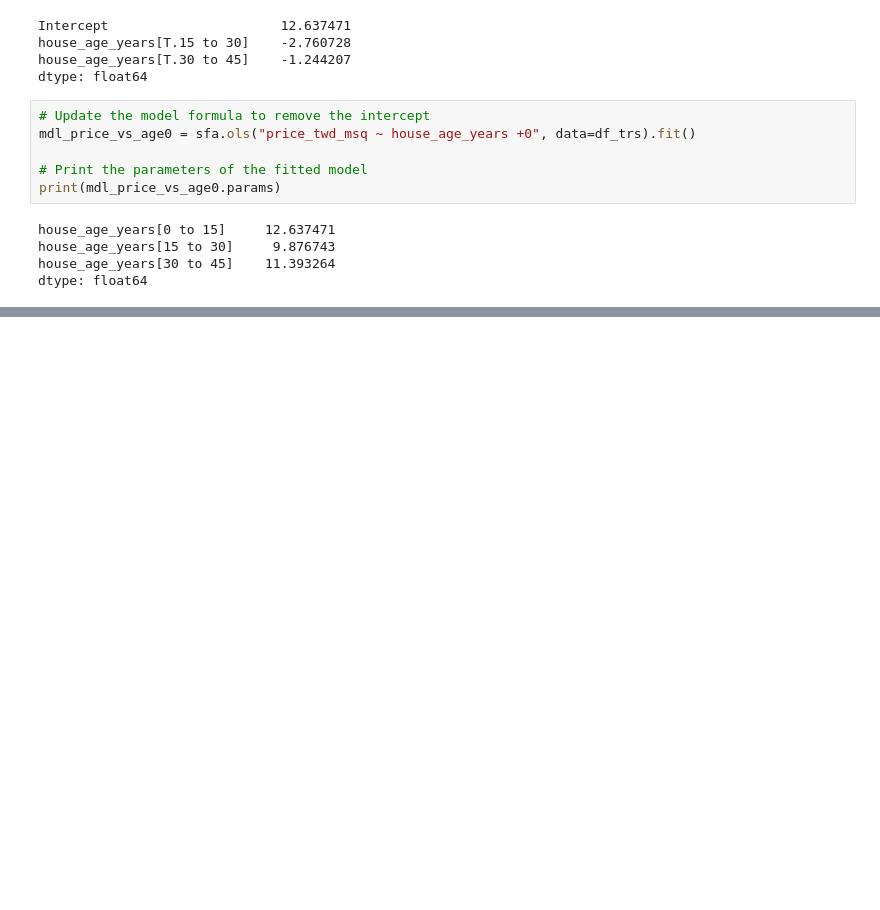
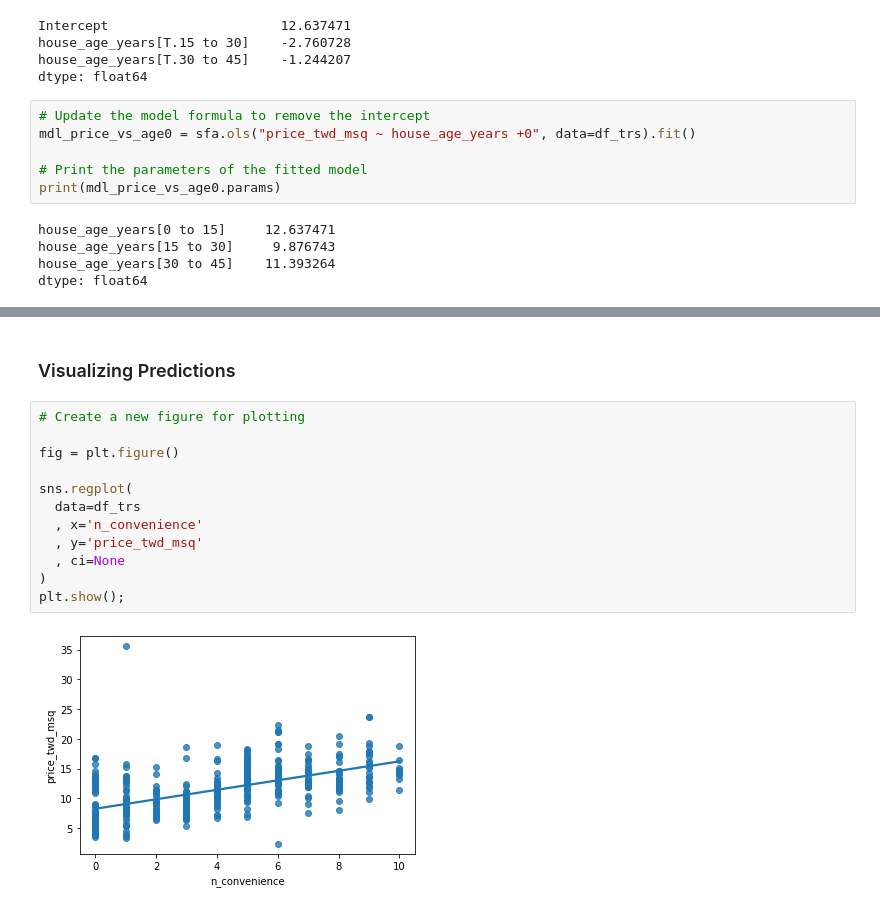
Before and after one commit to AnshuBantra/Python, a Jupyter notebook: Associate Data Scientist in Python/026 Introduction to Regression with statsmodels in Python/regression.ipynb, the cells around one changed output, grey strips where cells are left out. Drawn from its saved outputs; the diff is of its cells as text; blank space fills up the shorter version.

```diff
--- a/Associate Data Scientist in Python/026 Introduction to Regression with statsmodels in Python/regression.ipynb
+++ b/Associate Data Scientist in Python/026 Introduction to Regression with statsmodels in Python/regression.ipynb
@@ -115,0 +163,16 @@ dtype: float64
+# %% [markdown]
+### Visualizing Predictions
+# %%
+# Create a new figure for plotting
+
+fig = plt.figure()
+
+sns.regplot(
+  data=df_trs
+  , x='n_convenience'
+  , y='price_twd_msq'
+  , ci=None
+)
+plt.show();
+# %% [output]
+[figure, added]
```
Also changed, not shown: parts of 9 cells of this notebook.
